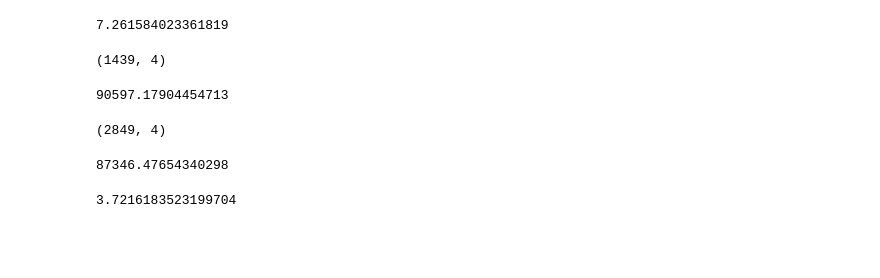
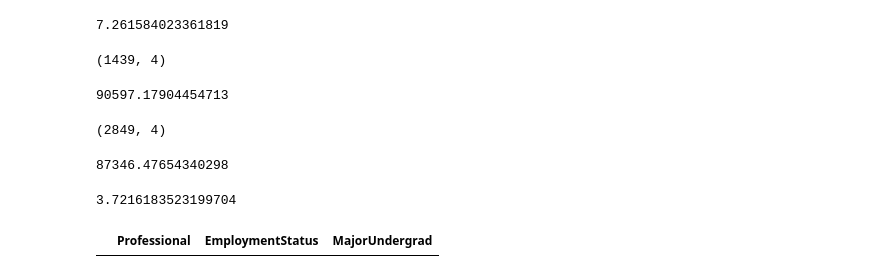
Before and after one commit to NataliaKitaoka/coder-evolution, a Jupyter notebook: coder-evolution.ipynb, the cells around one changed output. Drawn from its saved outputs; the diff is of its cells as text; code cells hidden in the pictures; blank space fills up the shorter version.

```diff
--- a/coder-evolution.ipynb
+++ b/coder-evolution.ipynb
@@ -408,3 +441,7 @@ dif_perc17 = (not_compSci_salary_mean17-compSci_salary_mean17)/compSci_salary_me
 dif_perc17
 # %% [output]
 3.7216183523199704
+# %%
+test
+# %% [output]
+|  | Professional | EmploymentStatus | MajorUndergrad |
```
Also changed, not shown: parts of 7 cells of this notebook.
